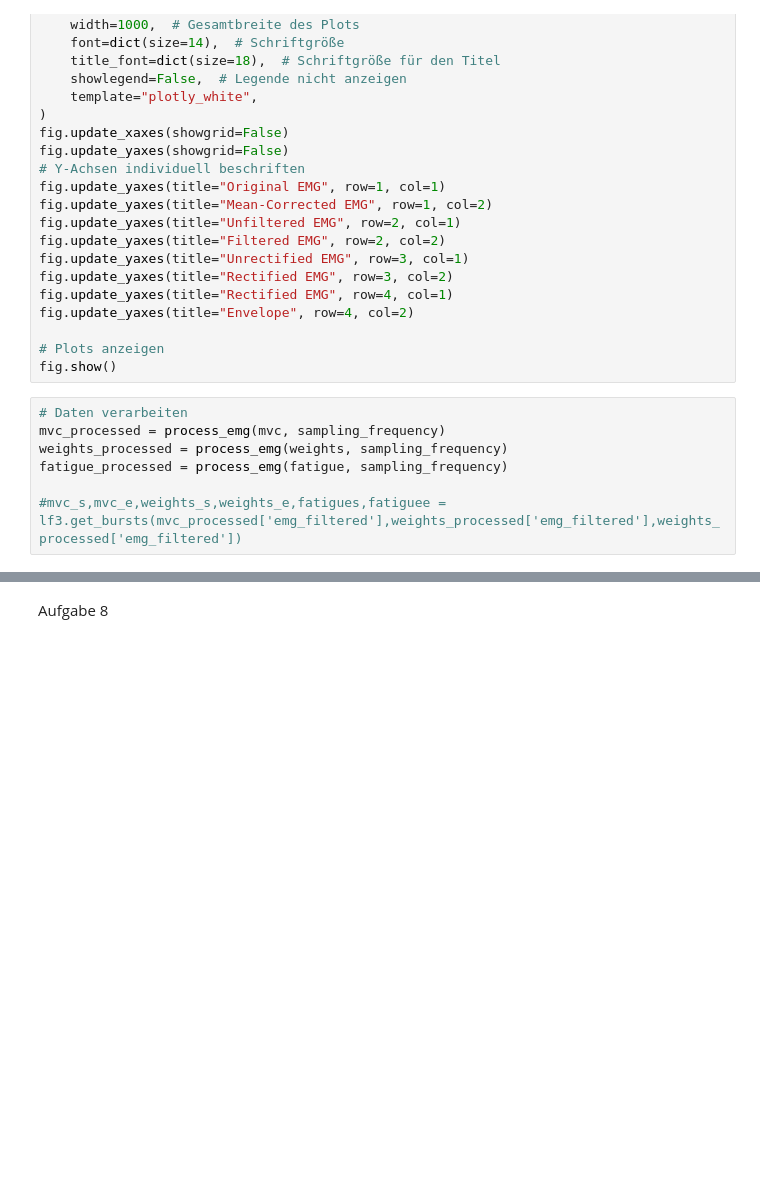
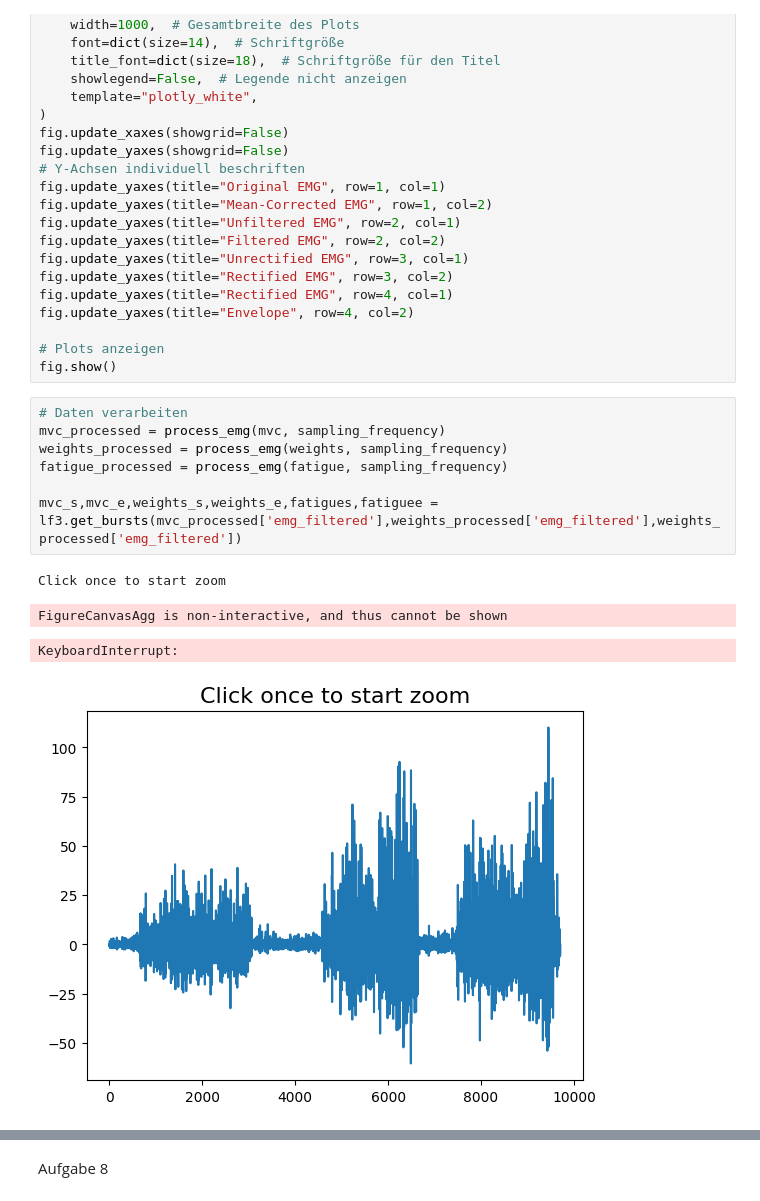
Before and after one commit to TobiW03/BSV_Praktikum3, a Jupyter notebook: main.ipynb, the cells around one changed output, grey strips where cells are left out. Drawn from its saved outputs; the diff is of its cells as text; blank space fills up the shorter version.

```diff
--- a/main.ipynb
+++ b/main.ipynb
@@ -143,7 +147,12 @@ fig.show()
 # %%
 # Daten verarbeiten
 mvc_processed = process_emg(mvc, sampling_frequency)
 weights_processed = process_emg(weights, sampling_frequency)
 fatigue_processed = process_emg(fatigue, sampling_frequency)
 
-#mvc_s,mvc_e,weights_s,weights_e,fatigues,fatiguee = lf3.get_bursts(mvc_processed['emg_filtered'],weights_processed['emg_filtered'],weights_processed['emg_filtered'])
+mvc_s,mvc_e,weights_s,weights_e,fatigues,fatiguee = lf3.get_bursts(mvc_processed['emg_filtered'],weights_processed['emg_filtered'],weights_processed['emg_filtered'])
+# %% [output]
+Click once to start zoom
+FigureCanvasAgg is non-interactive, and thus cannot be shown
+KeyboardInterrupt:
+[figure, added]
```
Also changed, not shown: parts of 3 cells of this notebook, 2 other files.
